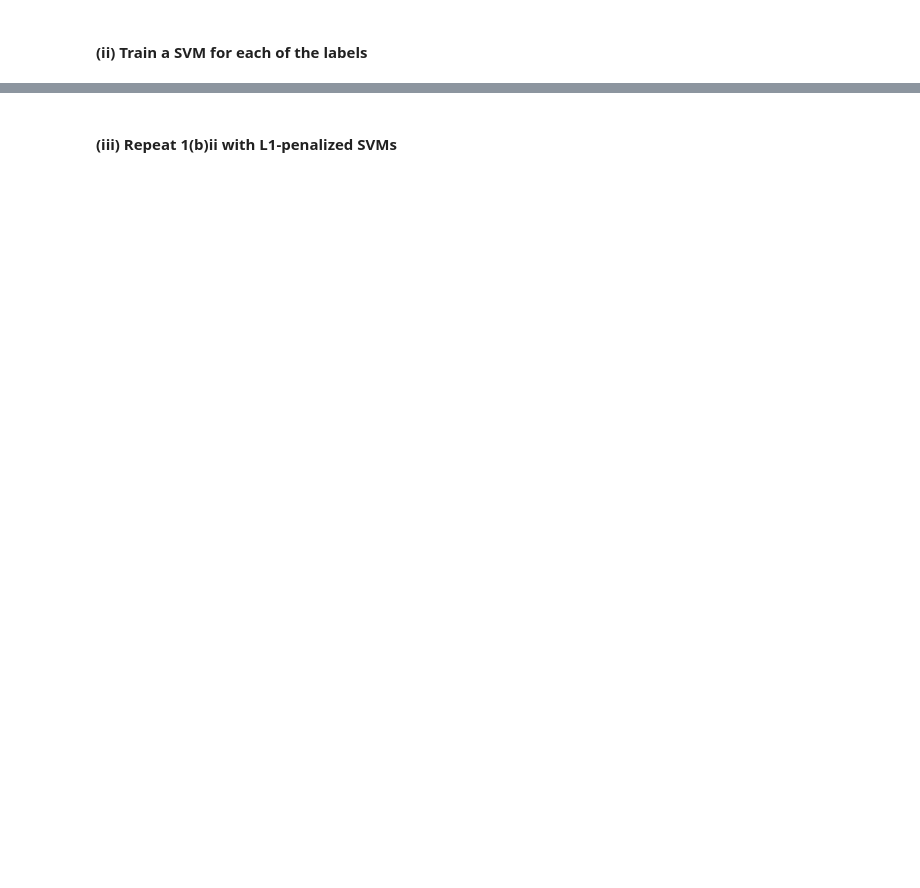
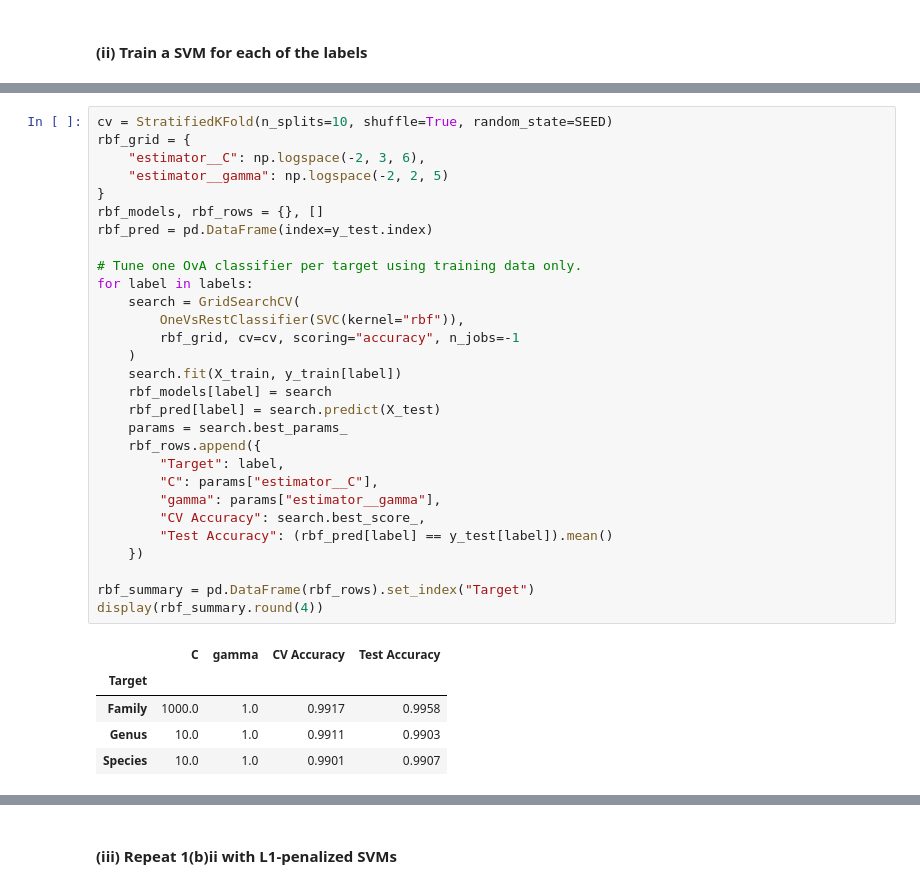
Before and after one commit to shae513351/DSCI552-HW7-Fall26, a Jupyter notebook: notebook/Huang_Shane_HW7.ipynb, the cells around one changed output, grey strips where cells are left out. Drawn from its saved outputs; the diff is of its cells as text; blank space fills up the shorter version.

```diff
--- a/notebook/Huang_Shane_HW7.ipynb
+++ b/notebook/Huang_Shane_HW7.ipynb
@@ -53,0 +89,35 @@ Missing values: 0
+# %%
+cv = StratifiedKFold(n_splits=10, shuffle=True, random_state=SEED)
+rbf_grid = {
+    "estimator__C": np.logspace(-2, 3, 6),
+    "estimator__gamma": np.logspace(-2, 2, 5)
+}
+rbf_models, rbf_rows = {}, []
+rbf_pred = pd.DataFrame(index=y_test.index)
+
+# Tune one OvA classifier per target using training data only.
+for label in labels:
+    search = GridSearchCV(
+        OneVsRestClassifier(SVC(kernel="rbf")),
+        rbf_grid, cv=cv, scoring="accuracy", n_jobs=-1
+    )
+    search.fit(X_train, y_train[label])
+    rbf_models[label] = search
+    rbf_pred[label] = search.predict(X_test)
+    params = search.best_params_
+    rbf_rows.append({
+        "Target": label,
+        "C": params["estimator__C"],
+        "gamma": params["estimator__gamma"],
+        "CV Accuracy": search.best_score_,
+        "Test Accuracy": (rbf_pred[label] == y_test[label]).mean()
+    })
+
+rbf_summary = pd.DataFrame(rbf_rows).set_index("Target")
+display(rbf_summary.round(4))
+# %% [output]
+|  | C | gamma | CV Accuracy | Test Accuracy |
+| Target |  |  |  |  |
+| Family | 1000.0 | 1.0 | 0.9917 | 0.9958 |
+| Genus | 10.0 | 1.0 | 0.9911 | 0.9903 |
+| Species | 10.0 | 1.0 | 0.9901 | 0.9907 |
```
Also changed, not shown: parts of 21 cells of this notebook, 1 other file.
